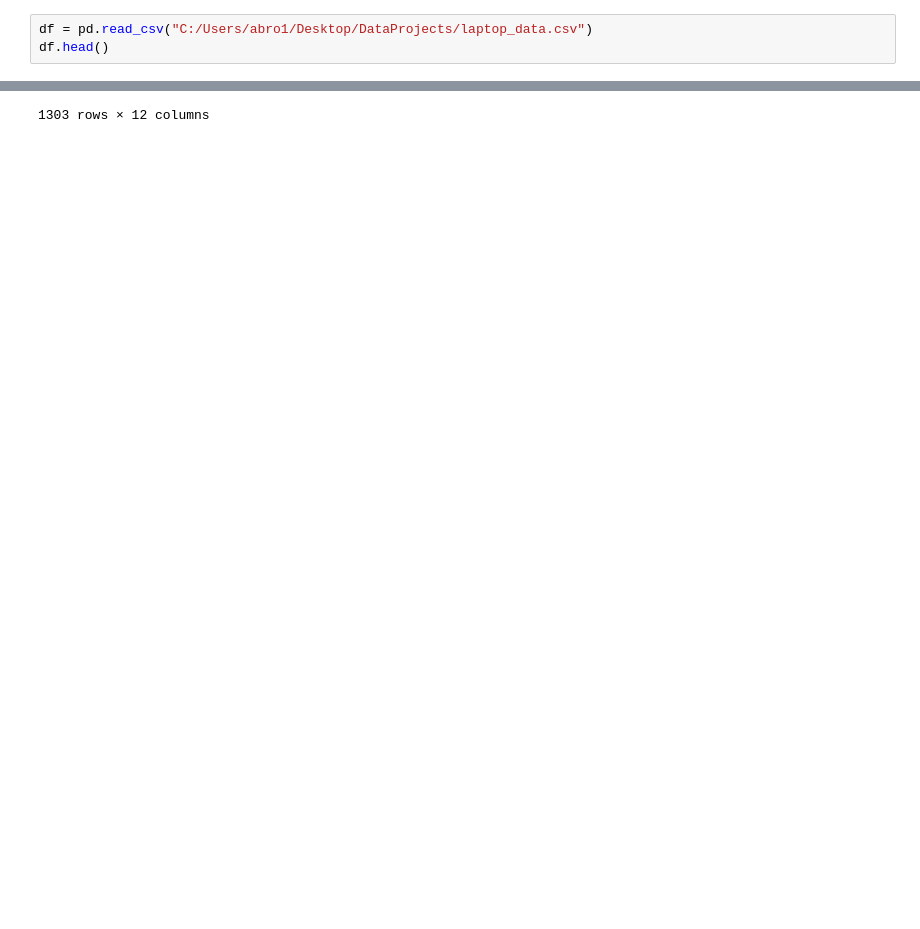
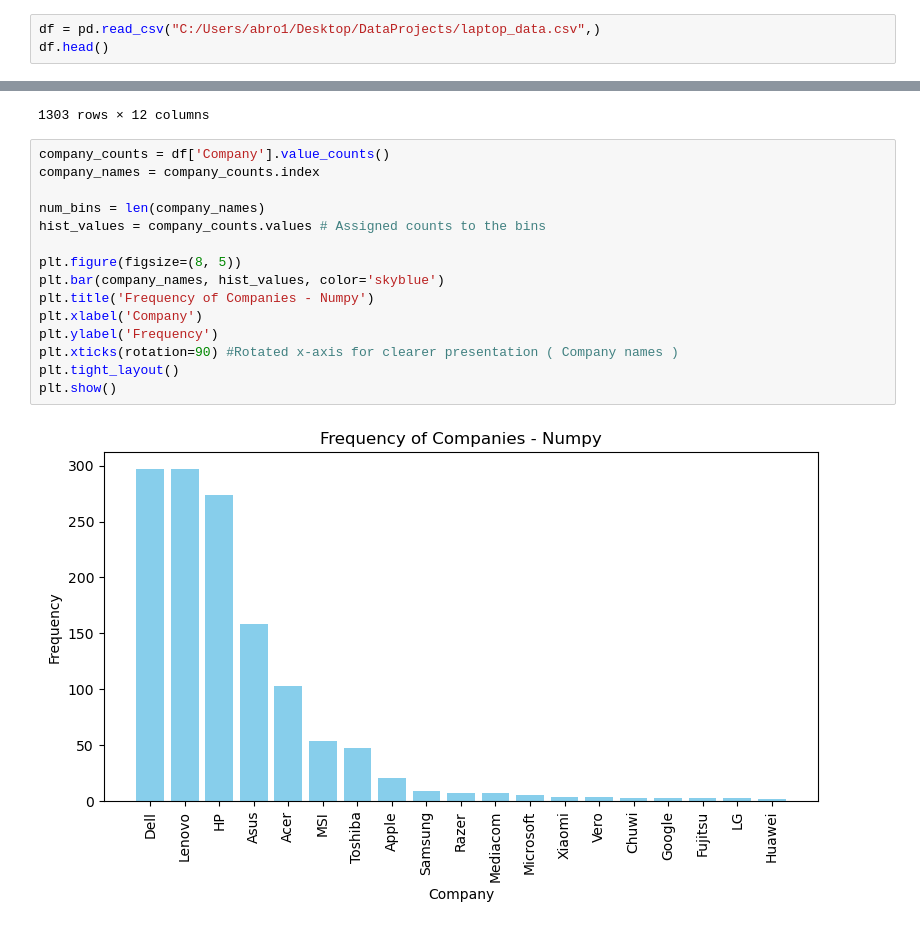
Before and after one commit to LukaAbramovic775/LaptopDataset, a Jupyter notebook: LaptopPrices.ipynb, the cells around one changed output, grey strips where cells are left out. Cells and saved outputs as stored; diff of their text form; blank space fills up the shorter version.

Commit message:
Np,pd histograms

```diff
--- a/LaptopPrices.ipynb
+++ b/LaptopPrices.ipynb
@@ -4,5 +7,5 @@ import numpy as np
 # %%
-df = pd.read_csv("C:/Users/abro1/Desktop/DataProjects/laptop_data.csv")
+df = pd.read_csv("C:/Users/abro1/Desktop/DataProjects/laptop_data.csv",)
 df.head()
 # %% [output]
 |  | Unnamed: 0 | Company | TypeName | Inches | ScreenResolution | Cpu | Ram | Memory | Gpu | OpSys | ... |
@@ -140,3 +157,20 @@ df.sort_values('Price', ascending = False)
 | 20 | 20 | Asus | Netbook | 11.6 | 1366x768 | Intel Atom x5-Z8350 1.44GHz | 2 | 32GB Flash Storage | Intel HD Graphics 400 | Windows 10 | ... |
 | 1215 | 1215 | Acer | Netbook | 11.6 | 1366x768 | Intel Celeron Dual Core 3205U 1.5GHz | 2 | 32GB SSD | Intel HD Graphics | Chrome OS | ... |
 1303 rows × 12 columns
+# %%
+company_counts = df['Company'].value_counts()
+company_names = company_counts.index
+
+num_bins = len(company_names)
+hist_values = company_counts.values # Assigned counts to the bins
+
+plt.figure(figsize=(8, 5))
+plt.bar(company_names, hist_values, color='skyblue')
+plt.title('Frequency of Companies - Numpy')
+plt.xlabel('Company')
+plt.ylabel('Frequency')
+plt.xticks(rotation=90) #Rotated x-axis for clearer presentation ( Company names )
+plt.tight_layout()
+plt.show()
+# %% [output]
+[figure, added]
```
Also changed, not shown: parts of 4 cells of this notebook.
